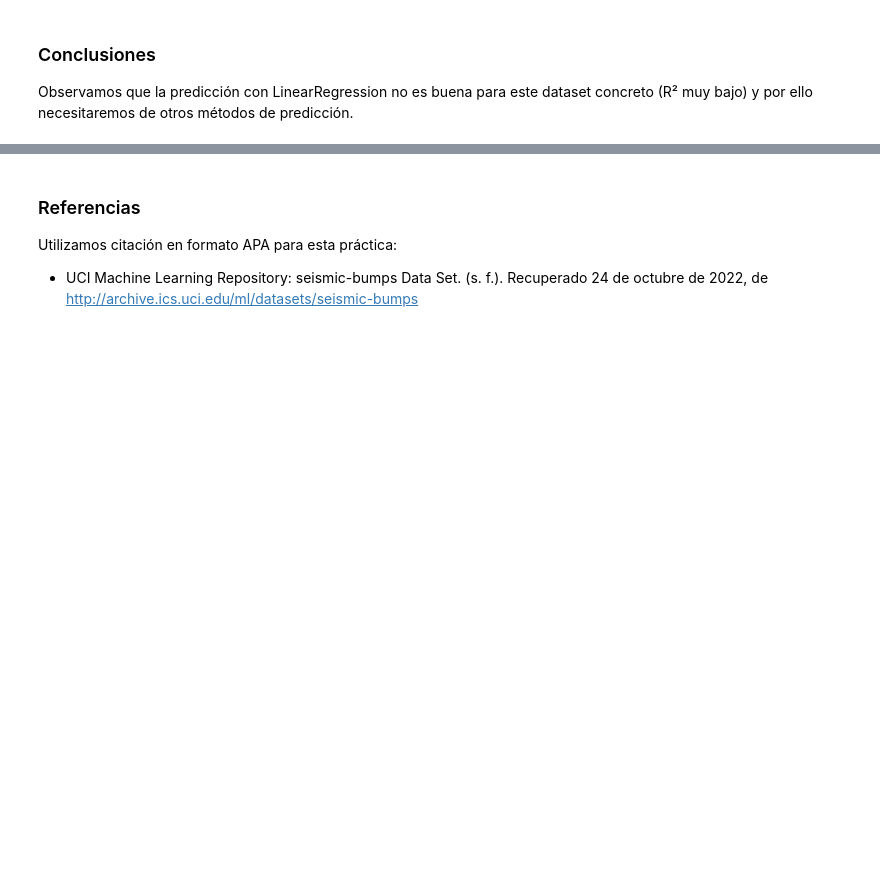
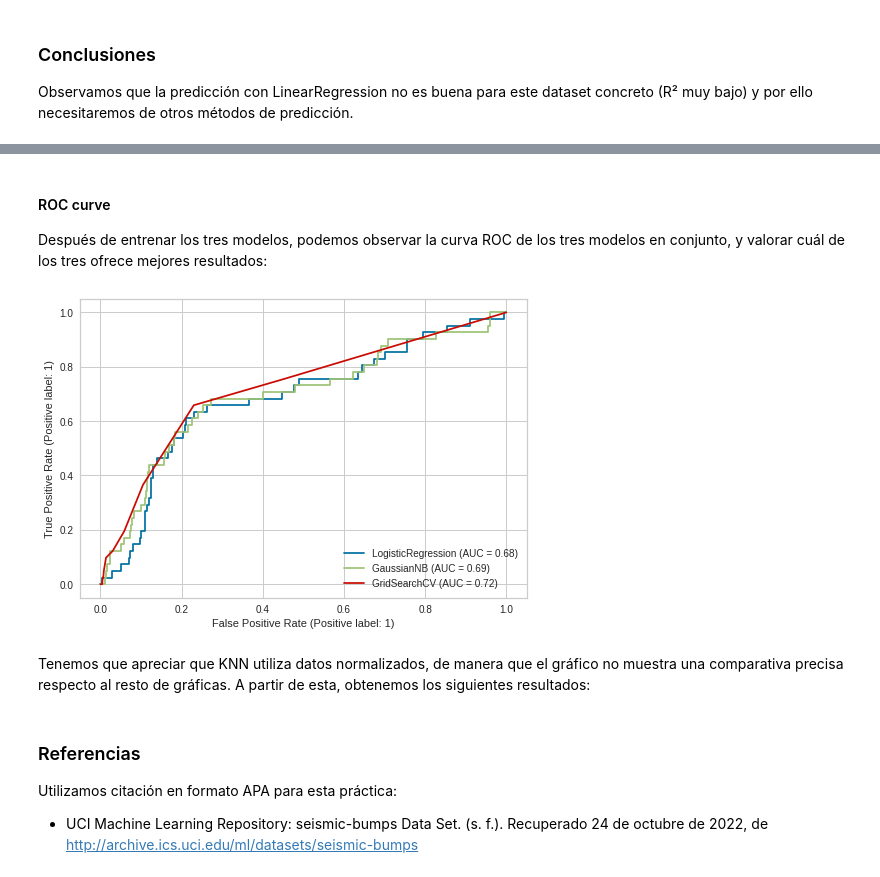
Before and after one commit to AlphaIcarus/PracticaAPA, a Jupyter notebook: Práctica_Guillem_Gonzalez_Carles_Orriols.ipynb, the cells around one changed output, grey strips where cells are left out. Cells and saved outputs as stored; diff of their text form; code cells hidden in the pictures; blank space fills up the shorter version.

```diff
--- a/Práctica_Guillem_Gonzalez_Carles_Orriols.ipynb
+++ b/Práctica_Guillem_Gonzalez_Carles_Orriols.ipynb
@@ -193,0 +378,6 @@ Observamos que la predicción con LinearRegression no es buena para este dataset
+# %%
+# Normalización de los datos
+scaler = MinMaxScaler()
+
+X_train_s = scaler.fit_transform(X_train)
+X_test_s = scaler.transform(X_test)
@@ -193,0 +406,10 @@ Observamos que la predicción con LinearRegression no es buena para este dataset
+# %%
+cv=5
+
+param = {'n_neighbors':[1, 3, 5, 7, 11, 15],
+          'weights':['distance', 'uniform'],
+          'leaf_size':[1, 5, 10, 20, 30],
+          'metric': ['l2', 'l1', 'cosine']}
+
+knn_gs =  GridSearchCV(knn,param,cv=cv, n_jobs=-1)
+knn_gs.fit(X_train_s, y_train["class"]);
@@ -194,3 +438,16 @@ Observamos que la predicción con LinearRegression no es buena para este dataset
+# %% [markdown]
+#### ROC curve
+
+Después de entrenar los tres modelos, podemos observar la curva ROC de los tres modelos en conjunto, y valorar cuál de los tres ofrece mejores resultados:
+# %%
+RocCurveDisplay.from_estimator(lr_model, X_test,y_test, pos_label=1, ax=plt.subplot());
+RocCurveDisplay.from_estimator(gnb_model, X_test,y_test, pos_label=1, ax=plt.subplot());
+RocCurveDisplay.from_estimator(knn_gs, X_test_s,y_test, pos_label=1, ax=plt.subplot());
+plt.show()
+# %% [output]
+[figure, added]
+# %% [markdown]
+Tenemos que apreciar que KNN utiliza datos normalizados, de manera que el gráfico no muestra una comparativa precisa respecto al resto de gráficas. A partir de esta, obtenemos los siguientes resultados:
 # %% [markdown]
 ### Referencias
 
```
Also changed, not shown: parts of 48 cells of this notebook.
